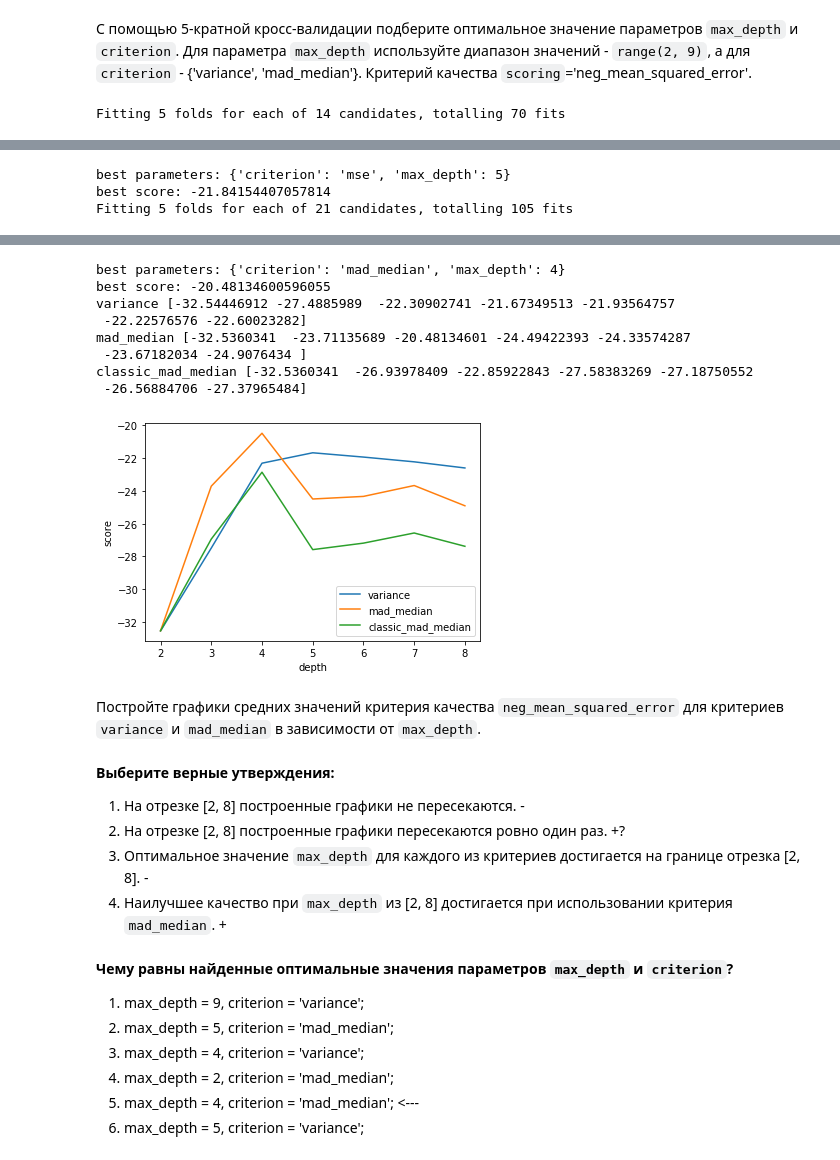
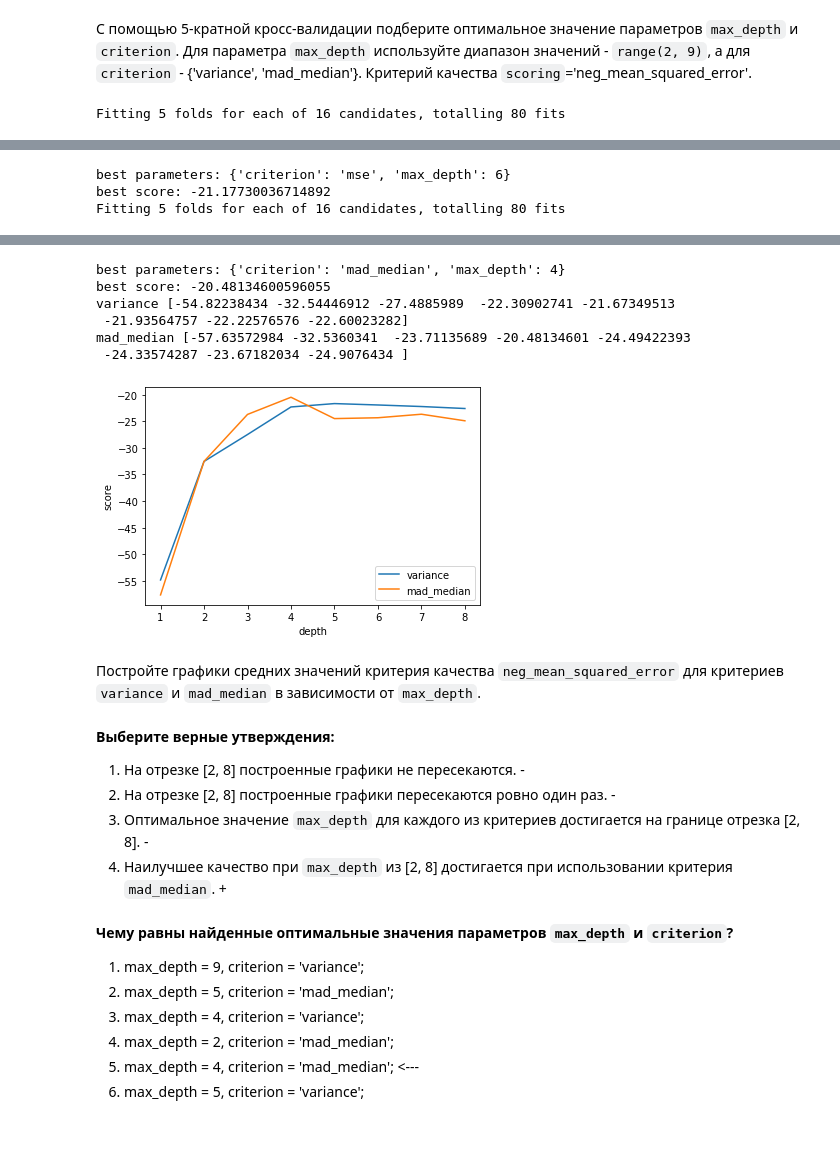
Before and after one commit to easterprince/Machine-Learning-Introduction, a Jupyter notebook: materials/homeworks/2_decision_tree_knn/hw3_optional_implement_dt.ipynb, the cells around one changed output, grey strips where cells are left out. Drawn from its saved outputs; the diff is of its cells as text; code cells hidden in the pictures.

```diff
--- a/materials/homeworks/2_decision_tree_knn/hw3_optional_implement_dt.ipynb
+++ b/materials/homeworks/2_decision_tree_knn/hw3_optional_implement_dt.ipynb
@@ -362,7 +278,7 @@ print()
 # %%
 from sklearn.tree import DecisionTreeRegressor
 
-tree_params = {'max_depth': list(range(2, 9)), 'criterion': ['mse', 'mae']}
+tree_params = {'max_depth': list(range(1, 9)), 'criterion': ['mse', 'mae']}
 
 decisionTree = DecisionTreeRegressor()
 tree_grid = GridSearchCV(decisionTree, tree_params, cv = 5, n_jobs = -1,
@@ -372,8 +288,8 @@ print('best parameters: {0}'.format(tree_grid.best_params_))
 print('best score: {0}'.format(tree_grid.best_score_))
 
 
-tree_params = {'max_depth': list(range(2, 9)),
-               'criterion': ['variance', 'mad_median', 'classic_mad_median']}
+tree_params = {'max_depth': list(range(1, 9)),
+               'criterion': ['variance', 'mad_median']}
 
 decisionTree = DecisionTree()
 tree_grid = GridSearchCV(decisionTree, tree_params, cv = 5, n_jobs = -1,
@@ -384,5 +300,5 @@ print('best score: {0}'.format(tree_grid.best_score_))
 
 visualize_tree_grid_results(tree_grid)
 # %% [output]
-Fitting 5 folds for each of 14 candidates, totalling 70 fits
+Fitting 5 folds for each of 16 candidates, totalling 80 fits
 [Parallel(n_jobs=-1)]: Using backend LokyBackend with 4 concurrent workers.
@@ -390,4 +306,4 @@ Fitting 5 folds for each of 14 candidates, totalling 70 fits
 [Parallel(n_jobs=-1)]: Using backend LokyBackend with 4 concurrent workers.
-best parameters: {'criterion': 'mse', 'max_depth': 5}
-best score: -21.84154407057814
-Fitting 5 folds for each of 21 candidates, totalling 105 fits
+best parameters: {'criterion': 'mse', 'max_depth': 6}
+best score: -21.17730036714892
+Fitting 5 folds for each of 16 candidates, totalling 80 fits
@@ -396,18 +311,16 @@ Fitting 5 folds for each of 21 candidates, totalling 105 fits
 best parameters: {'criterion': 'mad_median', 'max_depth': 4}
 best score: -20.48134600596055
-variance [-32.54446912 -27.4885989  -22.30902741 -21.67349513 -21.93564757
- -22.22576576 -22.60023282]
-mad_median [-32.5360341  -23.71135689 -20.48134601 -24.49422393 -24.33574287
- -23.67182034 -24.9076434 ]
-classic_mad_median [-32.5360341  -26.93978409 -22.85922843 -27.58383269 -27.18750552
- -26.56884706 -27.37965484]
+variance [-54.82238434 -32.54446912 -27.4885989  -22.30902741 -21.67349513
+ -21.93564757 -22.22576576 -22.60023282]
+mad_median [-57.63572984 -32.5360341  -23.71135689 -20.48134601 -24.49422393
+ -24.33574287 -23.67182034 -24.9076434 ]
-[figure, old version]
+[figure, new version]
 # %% [markdown]
 Постройте графики средних значений критерия качества `neg_mean_squared_error` для критериев `variance` и `mad_median` в зависимости от `max_depth`.
 # %% [markdown]
 **Выберите верные утверждения:**
 1. На отрезке [2, 8] построенные графики не пересекаются. -
-2. На отрезке [2, 8] построенные графики пересекаются ровно один раз. +?
+2. На отрезке [2, 8] построенные графики пересекаются ровно один раз. -
 3. Оптимальное значение `max_depth` для каждого из критериев достигается на границе отрезка [2, 8]. -
 4. Наилучшее качество при `max_depth` из [2, 8] достигается при использовании критерия `mad_median`. +
 # %% [markdown]
```
Also changed, not shown: parts of 11 cells of this notebook, 1 other file.
